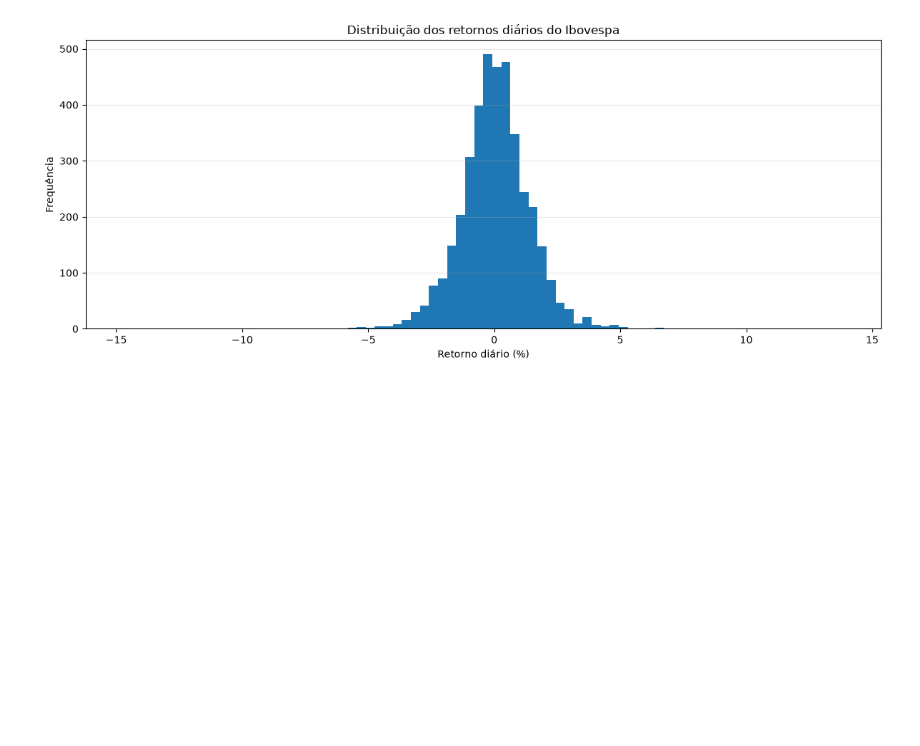
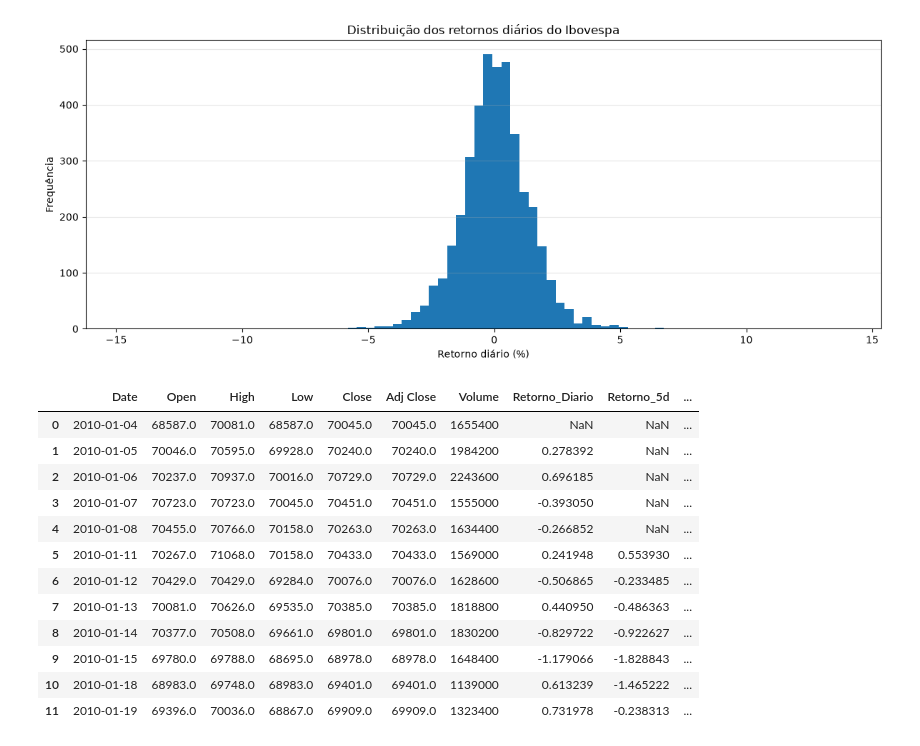
Before and after one commit to mdsl1/classificacao-direcao-ibovespa, a Jupyter notebook: notebooks/02_exploracao_preparacao.ipynb, the cells around one changed output. Drawn from its saved outputs; the diff is of its cells as text; code cells hidden in the pictures; blank space fills up the shorter version.

```diff
--- a/notebooks/02_exploracao_preparacao.ipynb
+++ b/notebooks/02_exploracao_preparacao.ipynb
@@ -161,3 +163,60 @@ Name: Retorno_Diario, dtype: float64
 SUCESSO: Gráfico salvo com sucesso em: ..\reports\figures\distribuicao_retornos_diarios.png
 Tamanho do arquivo: 29.02 KB
 [figure]
+# %%
+# Criação das variáveis explicativas:
+# Retorno_Diario: Variação percentual do fechamento em relação ao pregão anterior
+# Retorno_5d: Variação acumulada nos últimos cinco pregões
+# Retorno_10d: Variação acumulada nos últimos dez pregões
+# Media_Retorno_5d: Média dos retornos diários dos últimos cinco pregões
+# Volatilidade_5d: Desvio padrão dos retornos diários dos últimos cinco pregões
+# Variacao_Intradiaria: Variação percentual entre abertura e fechamento do pregão
+# Amplitude_Diaria: Diferença percentual entre máxima e mínima do pregão
+
+# Criar uma cópia pra preservar os dados brutos
+df_modelo = df.copy()
+
+# Retorno diário em porcentagem
+df_modelo["Retorno_Diario"] = df_modelo["Close"].pct_change() * 100
+
+# Retornos acumulados dos ultimos 5 e 10 pregoes
+df_modelo["Retorno_5d"] = (
+    df_modelo["Close"].pct_change(periods=5) * 100
+)
+df_modelo["Retorno_10d"] = (
+    df_modelo["Close"].pct_change(periods=10) * 100
+)
+
+# Media e desvio padrão dos retornos dos ultimos 5 pregões
+df_modelo["Media_Retorno_5d"] =(
+    df_modelo["Retorno_Diario"].rolling(window=5).mean()
+)
+df_modelo["Volatilidade_5d"] =(
+    df_modelo["Retorno_Diario"].rolling(window=5).std()
+)
+
+# Variação entre abertura e fechamento
+df_modelo["Variacao_Intradiaria"] =(
+    (df_modelo["Close"] / df_modelo["Open"] - 1) * 100
+)
+
+# Amplitude entre máxima e minima do pregão
+df_modelo["Amplitude_Diaria"] = (
+    (df_modelo["High"] / df_modelo["Low"] -1) * 100
+)
+
+display(df_modelo.head(12))
+# %% [output]
+|  | Date | Open | High | Low | Close | Adj Close | Volume | Retorno_Diario | Retorno_5d | ... |
+| 0 | 2010-01-04 | 68587.0 | 70081.0 | 68587.0 | 70045.0 | 70045.0 | 1655400 | NaN | NaN | ... |
+| 1 | 2010-01-05 | 70046.0 | 70595.0 | 69928.0 | 70240.0 | 70240.0 | 1984200 | 0.278392 | NaN | ... |
+| 2 | 2010-01-06 | 70237.0 | 70937.0 | 70016.0 | 70729.0 | 70729.0 | 2243600 | 0.696185 | NaN | ... |
+| 3 | 2010-01-07 | 70723.0 | 70723.0 | 70045.0 | 70451.0 | 70451.0 | 1555000 | -0.393050 | NaN | ... |
+| 4 | 2010-01-08 | 70455.0 | 70766.0 | 70158.0 | 70263.0 | 70263.0 | 1634400 | -0.266852 | NaN | ... |
+| 5 | 2010-01-11 | 70267.0 | 71068.0 | 70158.0 | 70433.0 | 70433.0 | 1569000 | 0.241948 | 0.553930 | ... |
+| 6 | 2010-01-12 | 70429.0 | 70429.0 | 69284.0 | 70076.0 | 70076.0 | 1628600 | -0.506865 | -0.233485 | ... |
+| 7 | 2010-01-13 | 70081.0 | 70626.0 | 69535.0 | 70385.0 | 70385.0 | 1818800 | 0.440950 | -0.486363 | ... |
+| 8 | 2010-01-14 | 70377.0 | 70508.0 | 69661.0 | 69801.0 | 69801.0 | 1830200 | -0.829722 | -0.922627 | ... |
+| 9 | 2010-01-15 | 69780.0 | 69788.0 | 68695.0 | 68978.0 | 68978.0 | 1648400 | -1.179066 | -1.828843 | ... |
+| 10 | 2010-01-18 | 68983.0 | 69748.0 | 68983.0 | 69401.0 | 69401.0 | 1139000 | 0.613239 | -1.465222 | ... |
+| 11 | 2010-01-19 | 69396.0 | 70036.0 | 68867.0 | 69909.0 | 69909.0 | 1323400 | 0.731978 | -0.238313 | ... |
```
Also changed, not shown: parts of 8 cells of this notebook, 2 other files.
